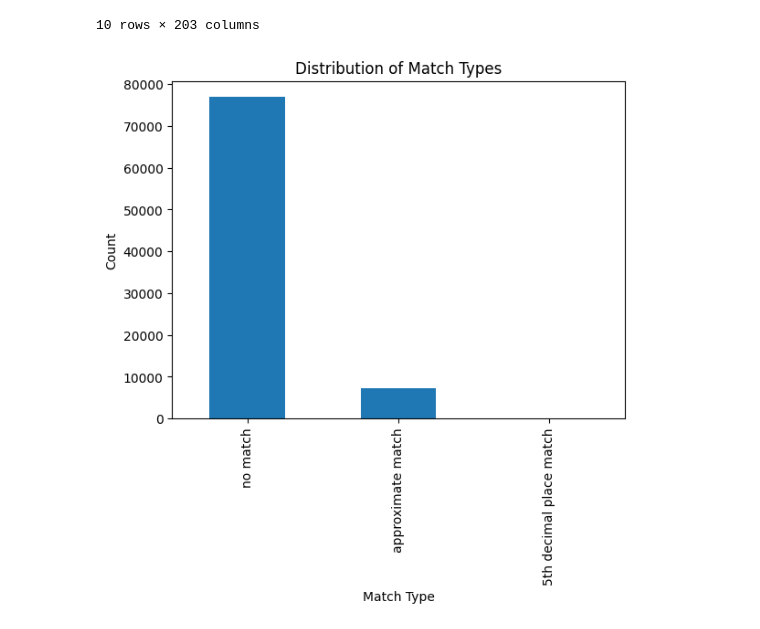
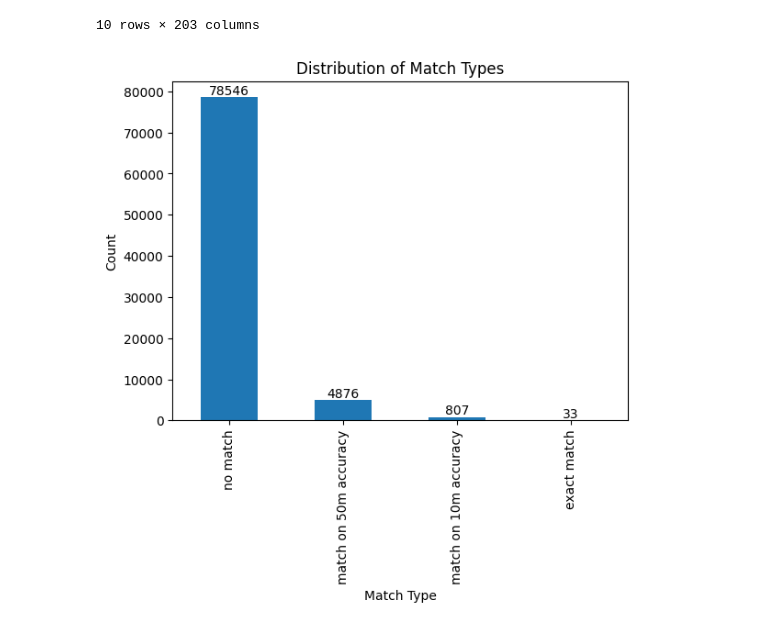
Before and after one commit to kaifoerster/BuildingAgePredictorML, a Jupyter notebook: demo/try loading pkl.ipynb, the cells around one changed output. Drawn from its saved outputs; the diff is of its cells as text; code cells hidden in the pictures.

```diff
--- a/demo/try loading pkl.ipynb
+++ b/demo/try loading pkl.ipynb
@@ -179,11 +180,11 @@ matches.head(10)
 def match_type(row):
     if pd.isna(row['index_right0']):
         return 'no match'
-    elif row['Lat_nb'] == row['lat'] and row['Lon_nb'] == row['lon']:
+    elif round(row['Lat_nb'], 5) == round(row['lat'], 5) and round(row['Lon_nb'], 5) == round(row['lon'], 5):
         return 'exact match'
-    elif round(row['Lat_nb'], 5) == round(row['lat'], 5) and round(row['Lon_nb'], 5) == round(row['lon'], 5):
-        return '5th decimal place match'
+    elif round(row['Lat_nb'], 4) == round(row['lat'], 4) and round(row['Lon_nb'], 4) == round(row['lon'], 4):
+        return 'match on 10m accuracy'
     else:
-        return 'approximate match'
+        return 'match on 50m accuracy'
 
 matches['match_type'] = matches.apply(match_type, axis=1)
@@ -190,12 +194,21 @@ matches['match_type'] = matches.apply(match_type, axis=1)
 # %%
 import matplotlib.pyplot as plt
 
 # Assuming 'matches' is your DataFrame and it has a column named 'match_type'
-matches['match_type'].value_counts().plot(kind='bar')
+ax = matches['match_type'].value_counts().plot(kind='bar')
 
 plt.xlabel('Match Type')
 plt.ylabel('Count')
 plt.title('Distribution of Match Types')
+
+# Adding the text on top of each bar
+for bar in ax.patches:
+    # The text to display (bar height)
+    yval = bar.get_height()
+    # Placing the text above the bar
+    ax.text(bar.get_x() + bar.get_width() / 2, yval, int(yval), va='bottom', ha='center')
+
+
 plt.show()
 # %% [output]
-[figure, old version]
+[figure, new version]
```
Also changed, not shown: parts of 6 cells of this notebook.
